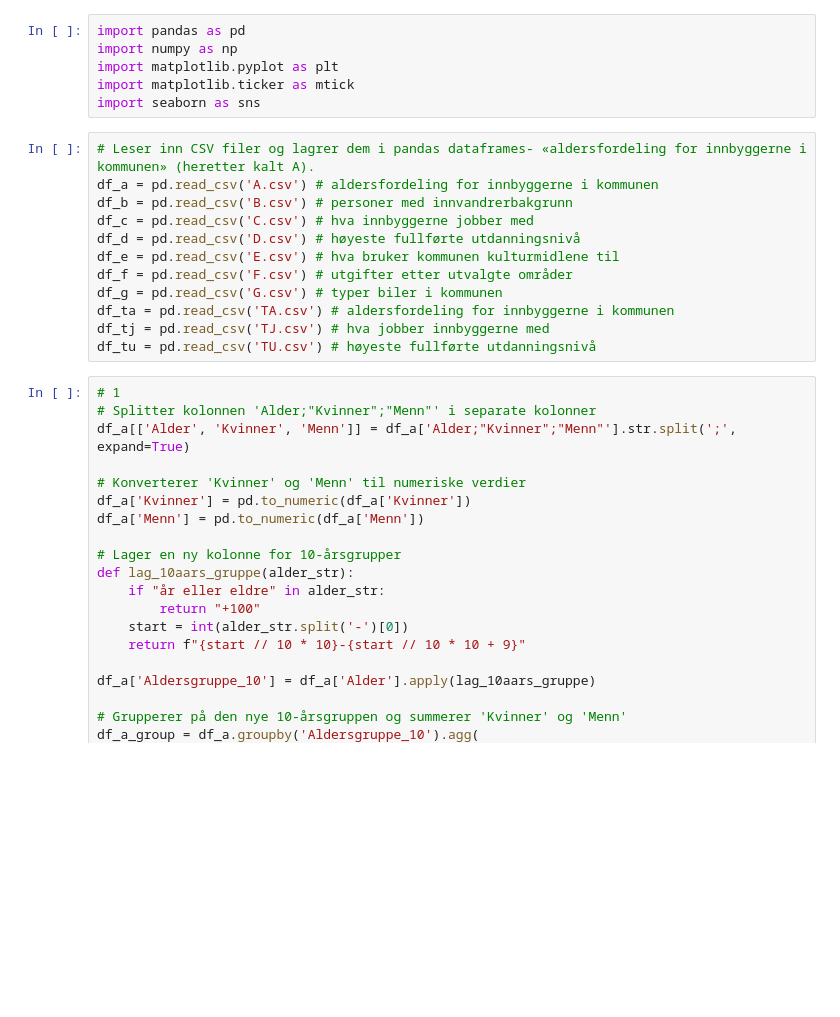
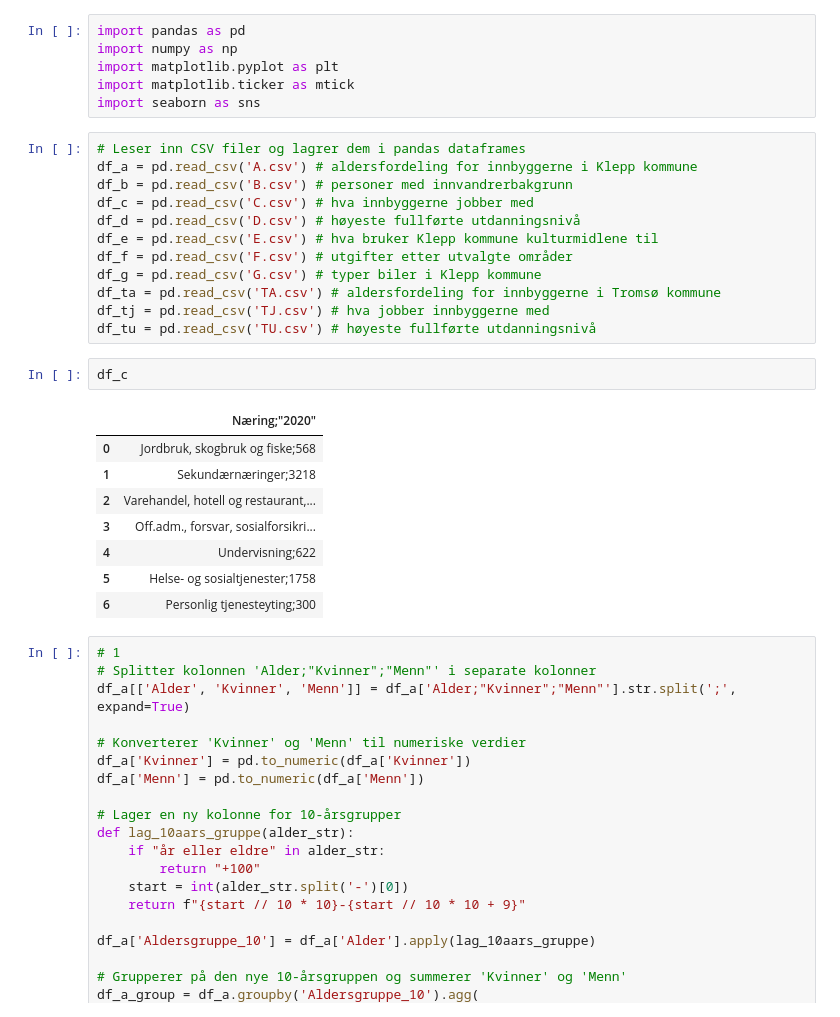
Before and after one commit to Tinemjolk/SOK-1005-DV, a Jupyter notebook: AK6.ipynb, the cells around one changed output. Saved outputs shown, nothing was run; the diff lists cells and outputs as text; blank space fills up the shorter version.

```diff
--- a/AK6.ipynb
+++ b/AK6.ipynb
@@ -5,17 +5,28 @@ import matplotlib.pyplot as plt
 import matplotlib.ticker as mtick
 import seaborn as sns
 # %%
-# Leser inn CSV filer og lagrer dem i pandas dataframes- «aldersfordeling for innbyggerne i kommunen» (heretter kalt A).
-df_a = pd.read_csv('A.csv') # aldersfordeling for innbyggerne i kommunen
+# Leser inn CSV filer og lagrer dem i pandas dataframes
+df_a = pd.read_csv('A.csv') # aldersfordeling for innbyggerne i Klepp kommune
 df_b = pd.read_csv('B.csv') # personer med innvandrerbakgrunn
 df_c = pd.read_csv('C.csv') # hva innbyggerne jobber med
 df_d = pd.read_csv('D.csv') # høyeste fullførte utdanningsnivå
-df_e = pd.read_csv('E.csv') # hva bruker kommunen kulturmidlene til
+df_e = pd.read_csv('E.csv') # hva bruker Klepp kommune kulturmidlene til
 df_f = pd.read_csv('F.csv') # utgifter etter utvalgte områder
-df_g = pd.read_csv('G.csv') # typer biler i kommunen
-df_ta = pd.read_csv('TA.csv') # aldersfordeling for innbyggerne i kommunen
+df_g = pd.read_csv('G.csv') # typer biler i Klepp kommune
+df_ta = pd.read_csv('TA.csv') # aldersfordeling for innbyggerne i Tromsø kommune
 df_tj = pd.read_csv('TJ.csv') # hva jobber innbyggerne med
 df_tu = pd.read_csv('TU.csv') # høyeste fullførte utdanningsnivå
+# %%
+df_c
+# %% [output]
+|  | Næring;"2020" |
+| 0 | Jordbruk, skogbruk og fiske;568 |
+| 1 | Sekundærnæringer;3218 |
+| 2 | Varehandel, hotell og restaurant,... |
+| 3 | Off.adm., forsvar, sosialforsikri... |
+| 4 | Undervisning;622 |
+| 5 | Helse- og sosialtjenester;1758 |
+| 6 | Personlig tjenesteyting;300 |
 # %%
 # 1
 # Splitter kolonnen 'Alder;"Kvinner";"Menn"' i separate kolonner
```
Also changed, not shown: parts of 10 cells of this notebook.
